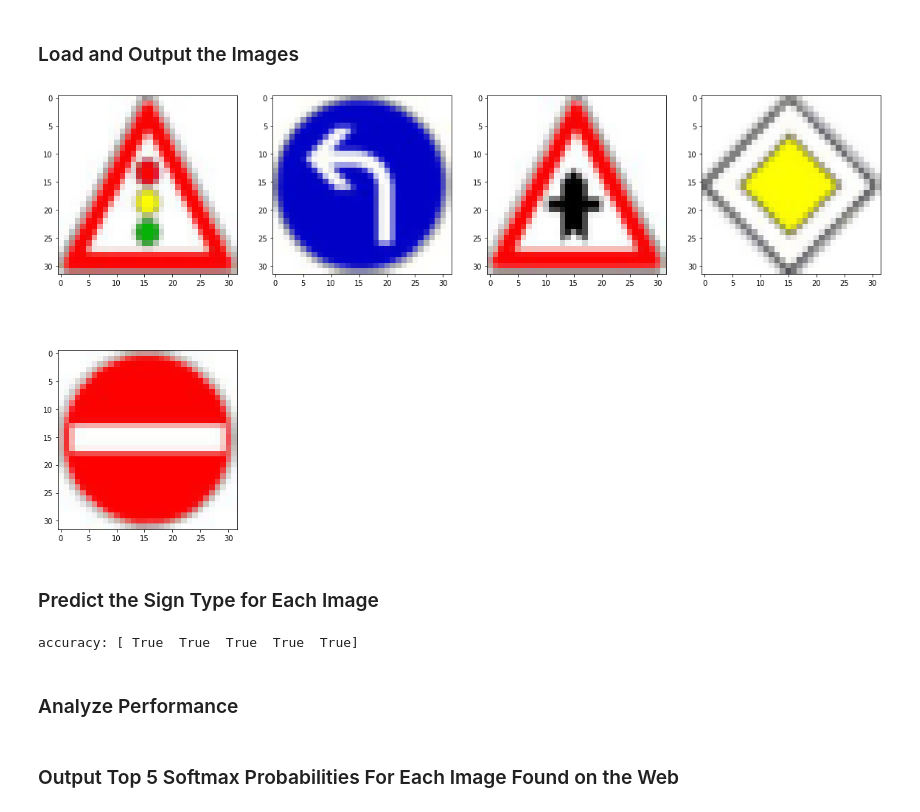
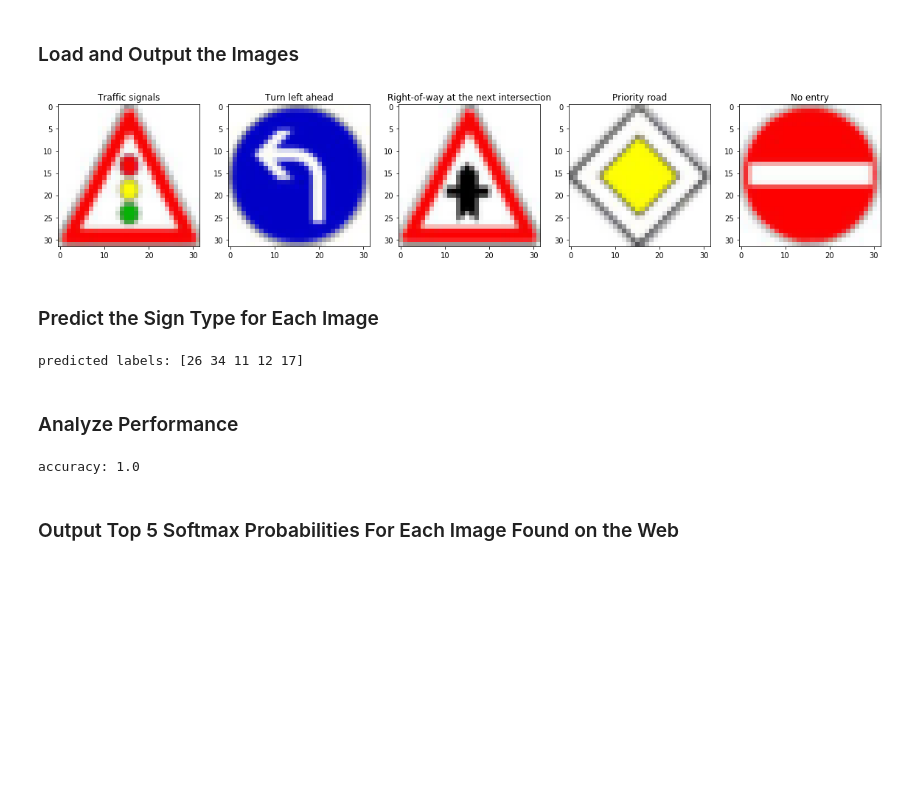
Before and after one commit to badinbed/CarND-Traffic-Sign-Classifier, a Jupyter notebook: Traffic_Sign_Classifier.ipynb, the cells around one changed output. Drawn from its saved outputs; the diff is of its cells as text; code cells hidden in the pictures; blank space fills up the shorter version.

Commit message:
Good enough for submission but without optional task (visualization) and without data augmentation

```diff
--- a/Traffic_Sign_Classifier.ipynb
+++ b/Traffic_Sign_Classifier.ipynb
@@ -22,6 +22,8 @@ The [rubric](https://review.udacity.com/#!/rubrics/481/view) contains "Stand Out
 # %%
 # Load pickled data
 import pickle
+import pandas as pd
+from IPython.display import HTML, display
 
 # TODO: Fill this in based on where you saved the training and testing data
 
@@ -41,16 +43,9 @@ X_valid, y_valid = valid['features'], valid['labels']
 X_test, y_test = test['features'], test['labels']
 
 #import the streetsign names from csv file
-import csv
-sign_names = []
-#unfortunately the names aren't quoted so this code gets unnecessarily complicated
-with open('signnames.csv') as csvfile:
-    col_id = 0
-    col_name = 1
-    reader = csv.reader(csvfile, delimiter=',')
-    header = next(reader)
-    for row in reader:
-        sign_names.append(row[col_name])
+
+sign_names = pd.read_csv('signnames.csv', index_col=0)
+#display(HTML(sign_names.to_html()))
 # %% [markdown]
 ---
 
@@ -416,24 +436,27 @@ You may find `signnames.csv` useful as it contains mappings from the class id (i
 # %%
 ### Load the images and plot them here.
 ### Feel free to use as many code cells as needed.
 
 import matplotlib.image as mpimg
 import scipy as sp
 
+# load 5 traffic sign samples from the web
 web_imgs = np.array([sp.misc.imresize(mpimg.imread('data/downloads/traffic_signals.jpg'), (32, 32)),
                     sp.misc.imresize(mpimg.imread('data/downloads/turn_left.jpg'), (32, 32)),
                     sp.misc.imresize(mpimg.imread('data/downloads/right_of_way.jpg'), (32, 32)),
                     sp.misc.imresize(mpimg.imread('data/downloads/priority.jpg'), (32, 32)),
                     sp.misc.imresize(mpimg.imread('data/downloads/no_entry.jpg'), (32, 32))])
 
+# label ids for those 5 signs
 web_classes = np.array([26, 34, 11, 12, 17])
 
-plot_image_array(web_imgs, [], ncols = 4)
+plot_image_array(web_imgs, sign_names.values[web_classes].reshape(-1,), ncols = 5)
 
+# transform to grayscale and normalize
 web_imgs = np.dot(web_imgs[...,:3] / 255, [0.299, 0.587, 0.114])
 web_imgs = ((web_imgs.astype('float32') - 0.5) * 2.0).reshape(web_imgs.shape + (1,))
 # %% [output]
-[figure, old version]
+[figure, new version]
 # %% [markdown]
 ### Predict the Sign Type for Each Image
 # %%
@@ -443,19 +466,31 @@ web_imgs = ((web_imgs.astype('float32') - 0.5) * 2.0).reshape(web_imgs.shape + (
 
 with tf.Session() as sess:
     sess.run(tf.global_variables_initializer())
+    # load previously saved model
     saver.restore(sess, './lenet')
     num_examples = len(web_imgs)
     total_accuracy = 0
-    accuracy = sess.run(correct_prediction, feed_dict={x: web_imgs, y: web_classes, keep_prob: 1.0})
+    predicted_labels = sess.run(tf.argmax(logits, 1), feed_dict={x: web_imgs, y: web_classes, keep_prob: 1.0})
 
-    print('accuracy:', accuracy)
+    print('predicted labels:', predicted_labels)
 # %% [output]
-accuracy: [ True  True  True  True  True]
+predicted labels: [26 34 11 12 17]
 # %% [markdown]
 ### Analyze Performance
 # %%
 ### Calculate the accuracy for these 5 new images.
 ### For example, if the model predicted 1 out of 5 signs correctly, it's 20% accurate on these new images.
+with tf.Session() as sess:
+    sess.run(tf.global_variables_initializer())
+    # load previously saved model
+    saver.restore(sess, './lenet')
+    num_examples = len(web_imgs)
+    total_accuracy = 0
+    accuracy = sess.run(accuracy_operation, feed_dict={x: web_imgs, y: web_classes, keep_prob: 1.0})
+
+    print('accuracy:', accuracy)
+# %% [output]
+accuracy: 1.0
 # %% [markdown]
 ### Output Top 5 Softmax Probabilities For Each Image Found on the Web
 # %% [markdown]
```
Also changed, not shown: parts of 9 cells of this notebook, 3 other files.
